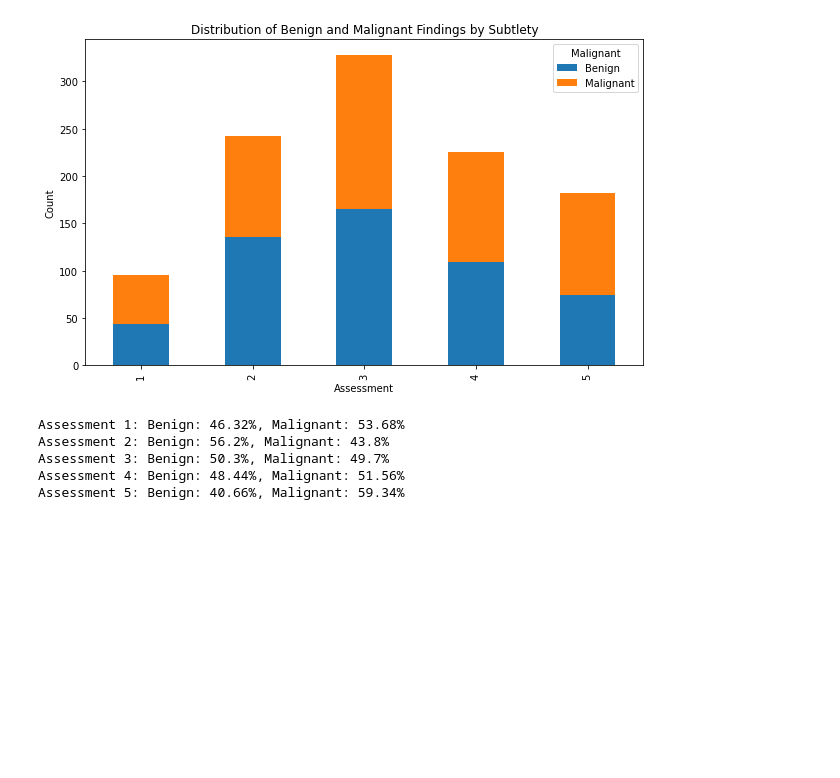
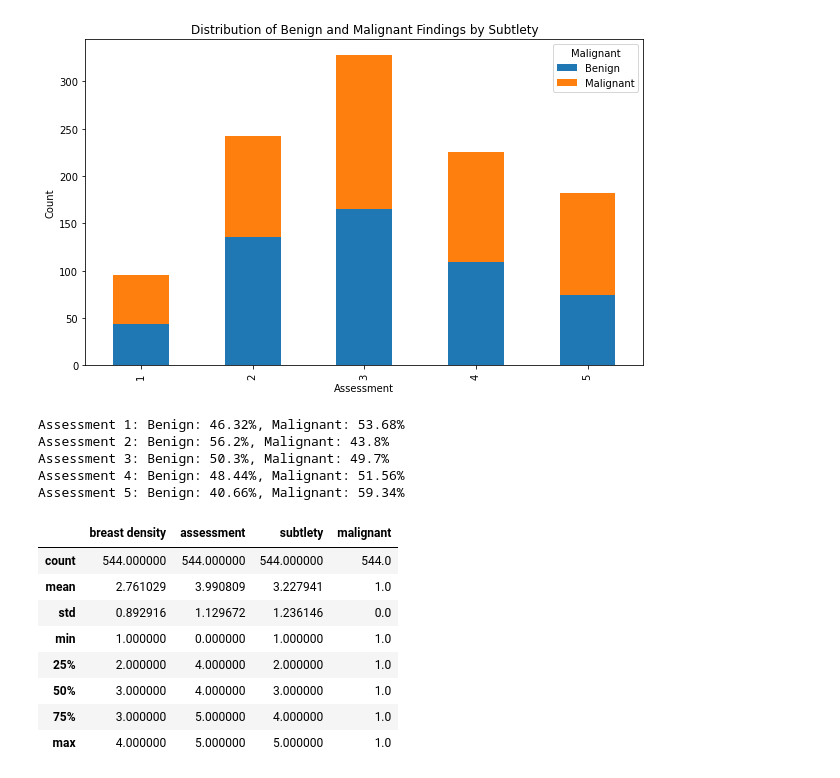
Before and after one commit to MayaHayat/FinalProject-DDSM, a Jupyter notebook: FinalProject-DDSM.ipynb, the cells around one changed output. Saved outputs shown, nothing was run; the diff lists cells and outputs as text; code cells hidden in the pictures; blank space fills up the shorter version.

```diff
--- a/FinalProject-DDSM.ipynb
+++ b/FinalProject-DDSM.ipynb
@@ -569,3 +581,15 @@ Assessment 2: Benign: 56.2%, Malignant: 43.8%
 Assessment 3: Benign: 50.3%, Malignant: 49.7%
 Assessment 4: Benign: 48.44%, Malignant: 51.56%
 Assessment 5: Benign: 40.66%, Malignant: 59.34%
+# %%
+calc[calc['pathology']=='MALIGNANT'].describe()
+# %% [output]
+|  | breast density | assessment | subtlety | malignant |
+| count | 544.000000 | 544.000000 | 544.000000 | 544.0 |
+| mean | 2.761029 | 3.990809 | 3.227941 | 1.0 |
+| std | 0.892916 | 1.129672 | 1.236146 | 0.0 |
+| min | 1.000000 | 0.000000 | 1.000000 | 1.0 |
+| 25% | 2.000000 | 4.000000 | 2.000000 | 1.0 |
+| 50% | 3.000000 | 4.000000 | 3.000000 | 1.0 |
+| 75% | 3.000000 | 5.000000 | 4.000000 | 1.0 |
+| max | 4.000000 | 5.000000 | 5.000000 | 1.0 |
```
Also changed, not shown: parts of 1 cell of this notebook.
